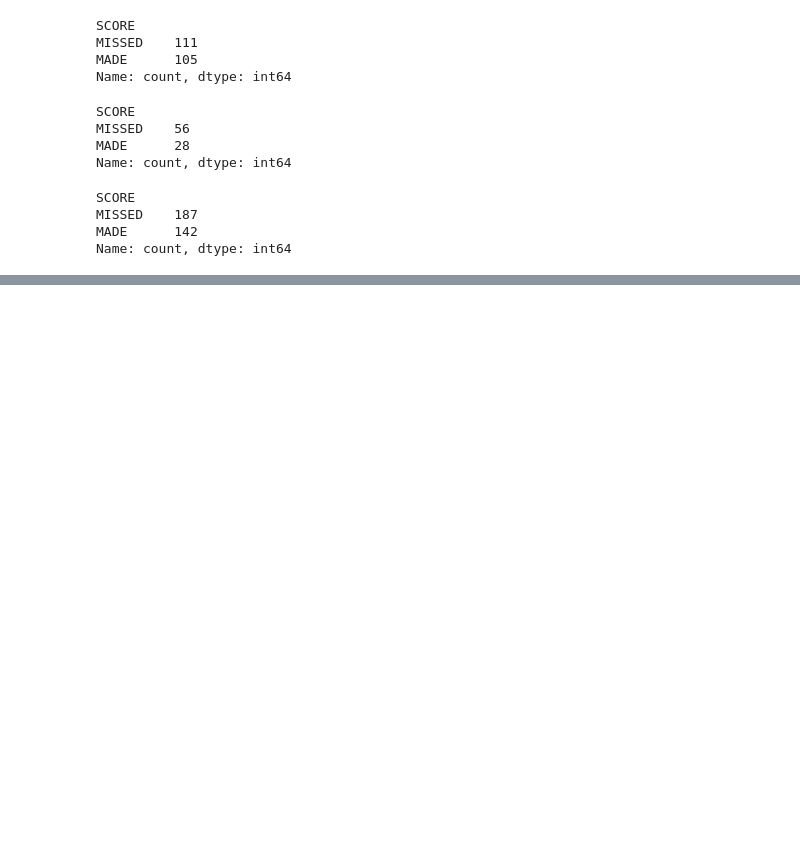
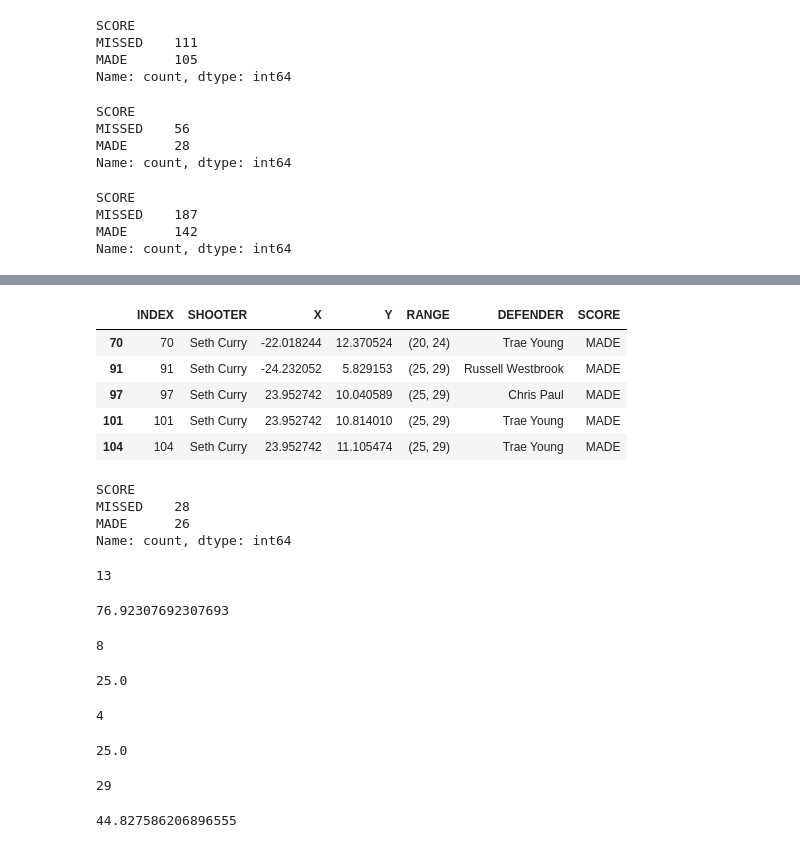
Before and after one commit to kacpersienkiewicz/NBAShootingAnalysis, a Jupyter notebook: NBAShootingAnalysis.ipynb, the cells around one changed output, grey strips where cells are left out. Saved outputs shown, nothing was run; the diff lists cells and outputs as text; code cells hidden in the pictures; blank space fills up the shorter version.

```diff
--- a/NBAShootingAnalysis.ipynb
+++ b/NBAShootingAnalysis.ipynb
@@ -180,0 +196,3 @@ Close range shots are those within the paint mentioned before.
+# %%
+Corner3df = df[abs(df.X) >= 22.0][df.Y <= 14]
+Corner3df.describe()
@@ -180,0 +209,56 @@ Close range shots are those within the paint mentioned before.
+# %%
+Corner3df.head()
+# %% [output]
+|  | INDEX | SHOOTER | X | Y | RANGE | DEFENDER | SCORE |
+| 70 | 70 | Seth Curry | -22.018244 | 12.370524 | (20, 24) | Trae Young | MADE |
+| 91 | 91 | Seth Curry | -24.232052 | 5.829153 | (25, 29) | Russell Westbrook | MADE |
+| 97 | 97 | Seth Curry | 23.952742 | 10.040589 | (25, 29) | Chris Paul | MADE |
+| 101 | 101 | Seth Curry | 23.952742 | 10.814010 | (25, 29) | Trae Young | MADE |
+| 104 | 104 | Seth Curry | 23.952742 | 11.105474 | (25, 29) | Trae Young | MADE |
+# %%
+Corner3df['SCORE'].value_counts()
+# %% [output]
+SCORE
+MISSED    28
+MADE      26
+Name: count, dtype: int64
+# %%
+SCCorner3 = Corner3df[Corner3df["SHOOTER"] == 'Seth Curry']
+
+SCCorner3percent = len(SCCorner3[SCCorner3["SCORE"] == "MADE"]) / len(SCCorner3["SCORE"]) * 100
+
+print(len(SCCorner3["SCORE"]))
+SCCorner3percent
+# %% [output]
+13
+76.92307692307693
+# %%
+CPCorner3 = Corner3df[Corner3df["SHOOTER"] == 'Chris Paul']
+
+CPCorner3percent = len(CPCorner3[CPCorner3["SCORE"] == "MADE"]) / len(CPCorner3["SCORE"]) * 100
+
+print(len(CPCorner3["SCORE"]))
+CPCorner3percent
+# %% [output]
+8
+25.0
+# %%
+RWCorner3 = Corner3df[Corner3df["SHOOTER"] == 'Russell Westbrook']
+
+RWCorner3percent = len(RWCorner3[RWCorner3["SCORE"] == "MADE"]) / len(RWCorner3["SCORE"]) * 100
+
+print(len(RWCorner3["SCORE"]))
+RWCorner3percent
+# %% [output]
+4
+25.0
+# %%
+TYCorner3 = Corner3df[Corner3df["SHOOTER"] == 'Trae Young']
+
+TYCorner3percent = len(TYCorner3[TYCorner3["SCORE"] == "MADE"]) / len(TYCorner3["SCORE"]) * 100
+
+print(len(TYCorner3["SCORE"]))
+TYCorner3percent
+# %% [output]
+29
+44.827586206896555
```
Also changed, not shown: parts of 8 cells of this notebook.
